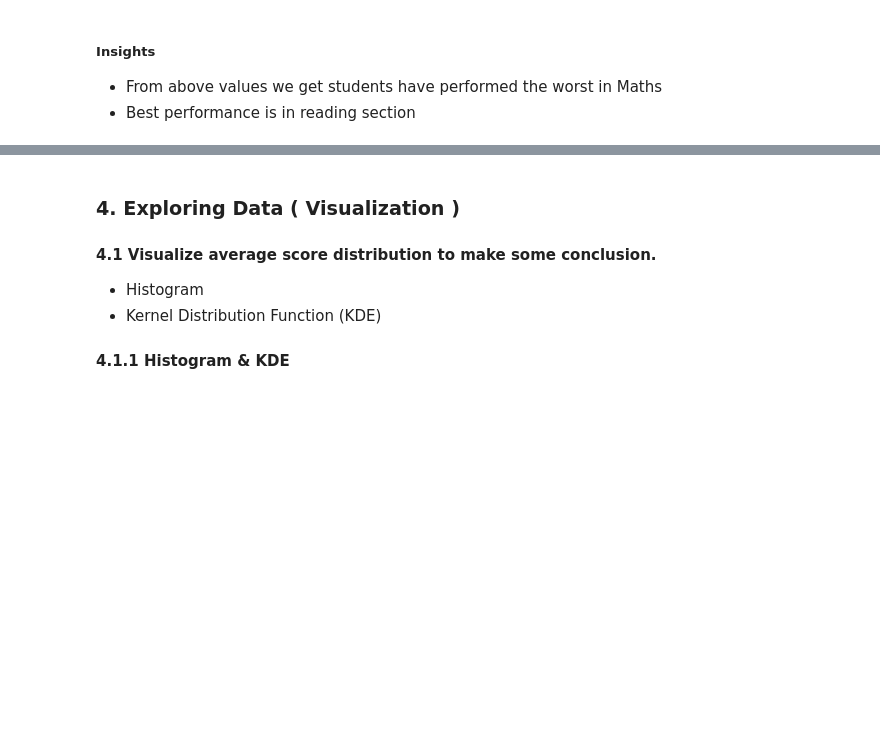
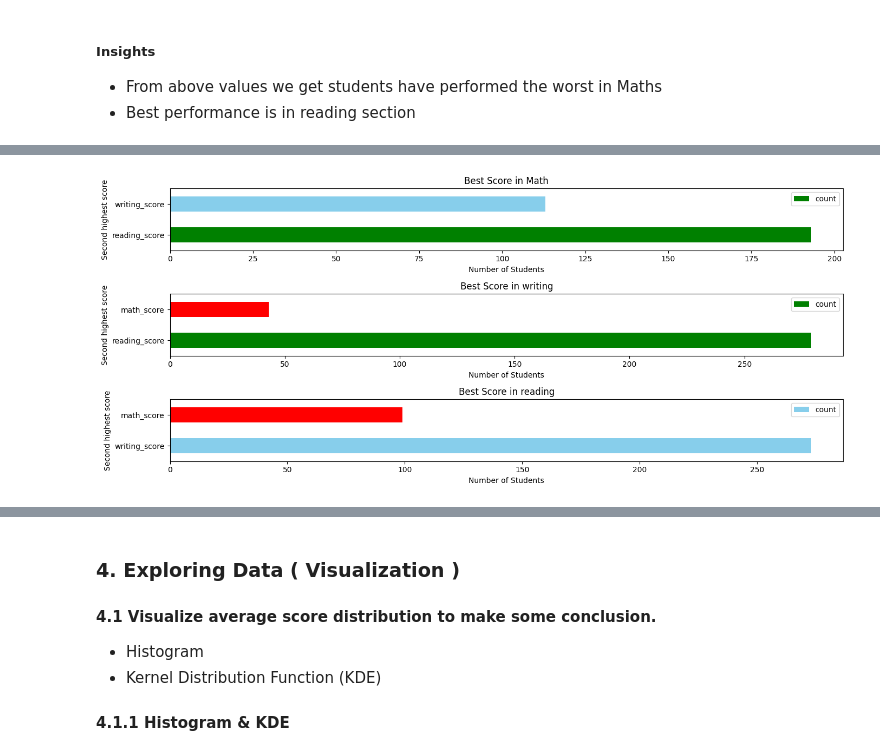
Before and after one commit to sarailopezq/mlproject, a Jupyter notebook: notebook/1_EDA_STUDENT_PERFORMANCE.ipynb, the cells around one changed output, grey strips where cells are left out. Saved outputs shown, nothing was run; the diff lists cells and outputs as text; code cells hidden in the pictures; blank space fills up the shorter version.

```diff
--- a/notebook/1_EDA_STUDENT_PERFORMANCE.ipynb
+++ b/notebook/1_EDA_STUDENT_PERFORMANCE.ipynb
@@ -152,0 +426,5 @@ print(f'Number of students with less than 20 marks in Reading: {reading_less_20}
+# %%
+# Define colors based on the x-axis values
+#colors = ['red' if 'math_score' in combined else 'blue' for combined in frequency_subjects['combined']]
+colors = {'math_score' :'red', 'writing_score' : 'skyblue', 'reading_score': 'green'}
+frequency_subjects['color'] = frequency_subjects['second_highest_score'].map(colors)
@@ -152,0 +441,29 @@ print(f'Number of students with less than 20 marks in Reading: {reading_less_20}
+# %%
+fig, ax = plt.subplots(3,1,  figsize=(14, 6))
+
+frequency_subjects[frequency_subjects['highest_score']== 'math_score'].plot(kind='barh', ax=ax[0], x='second_highest_score', y='count', color=frequency_subjects[frequency_subjects['highest_score']== 'math_score']['color'] )
+ax[0].set_title('Best Score in Math')
+ax[0].set_ylabel('Second highest score')
+ax[0].set_xlabel('Number of Students')
+ax[0].set_yticklabels(frequency_subjects[frequency_subjects['highest_score']== 'math_score']['second_highest_score'])
+
+
+frequency_subjects[frequency_subjects['highest_score']== 'writing_score'].plot(kind='barh', ax=ax[1], x='second_highest_score', y='count', color=frequency_subjects[frequency_subjects['highest_score']== 'writing_score']['color'])
+ax[1].set_title('Best Score in writing')
+ax[1].set_ylabel('Second highest score')
+ax[1].set_xlabel('Number of Students')
+ax[1].set_yticklabels(frequency_subjects[frequency_subjects['highest_score']== 'writing_score']['second_highest_score'])
+
+
+frequency_subjects[frequency_subjects['highest_score']== 'reading_score'].plot(kind='barh', ax=ax[2], x='second_highest_score', y='count', color=frequency_subjects[frequency_subjects['highest_score']== 'reading_score']['color'])
+ax[2].set_title('Best Score in reading')
+ax[2].set_ylabel('Second highest score')
+ax[2].set_xlabel('Number of Students')
+ax[2].set_yticklabels(frequency_subjects[frequency_subjects['highest_score']== 'reading_score']['second_highest_score'])
+
+
+
+plt.tight_layout()
+plt.show()
+# %% [output]
+[figure, added]
```
Also changed, not shown: parts of 56 cells of this notebook.
